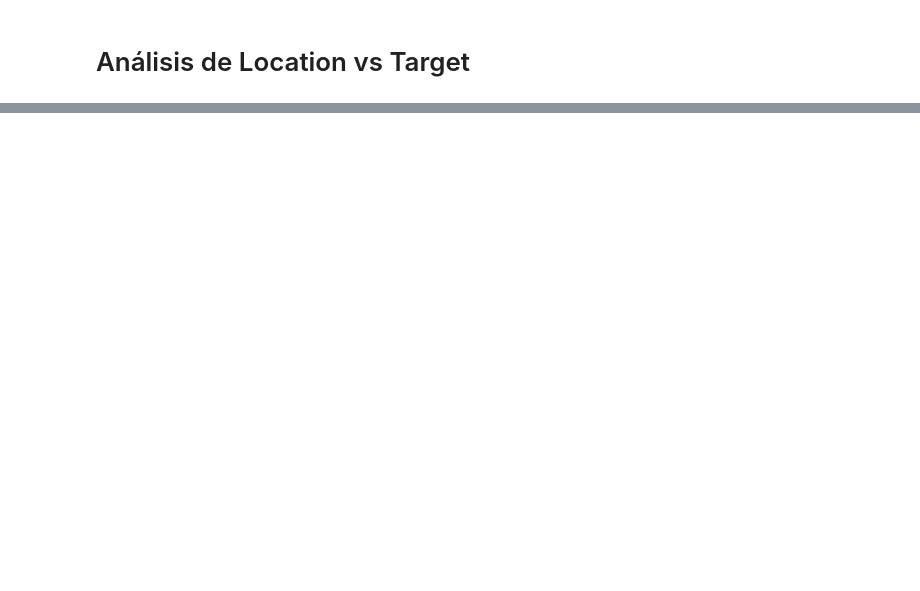
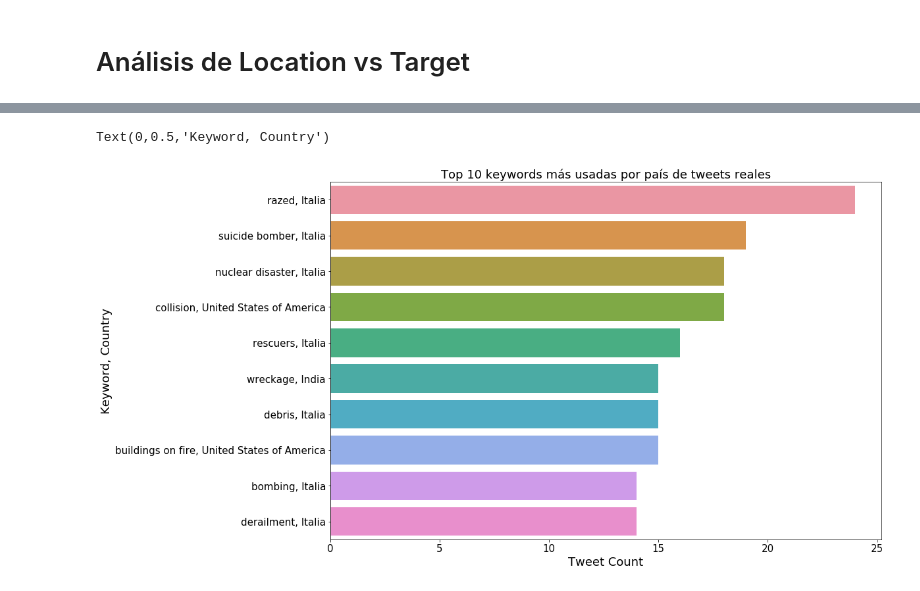
Before and after one commit to danielacarrero/orga-datos, a Jupyter notebook: TP1/analysis.ipynb, the cells around one changed output, grey strips where cells are left out. Cells and saved outputs as stored; diff of their text form; code cells hidden in the pictures; blank space fills up the shorter version.

```diff
--- a/TP1/analysis.ipynb
+++ b/TP1/analysis.ipynb
@@ -347,0 +463,19 @@ g.legend(loc='upper left')
+# %%
+keyword_by_country = tweets_location.groupby(['country','keyword','target']).size().to_frame()
+keyword_by_country.reset_index(inplace=True)
+keyword_by_country.columns = ['country', 'keyword','target', 'count']
+top_10_targeted_keyword_by_country = keyword_by_country.loc[keyword_by_country['target'] == 1].nlargest(10, ['count'])
+# %%
+fig, ax = plt.subplots(figsize=(15,10))
+ax.tick_params(axis="x", labelsize=15)
+ax.tick_params(axis="y", labelsize=15)
+g = sns.barplot(x=top_10_targeted_keyword_by_country['count'],
+                y=top_10_targeted_keyword_by_country['keyword'] + ',' + top_10_targeted_keyword_by_country['country'],
+               orient='h')
+
+g.set_title('Top 10 keywords más usadas por país de tweets reales', fontsize=18)
+g.set_xlabel('Tweet Count', fontsize=18)
+g.set_ylabel('Keyword, Country', fontsize=18)
+# %% [output]
+Text(0,0.5,'Keyword, Country')
+[figure, added]
```
Also changed, not shown: parts of 26 cells of this notebook.
